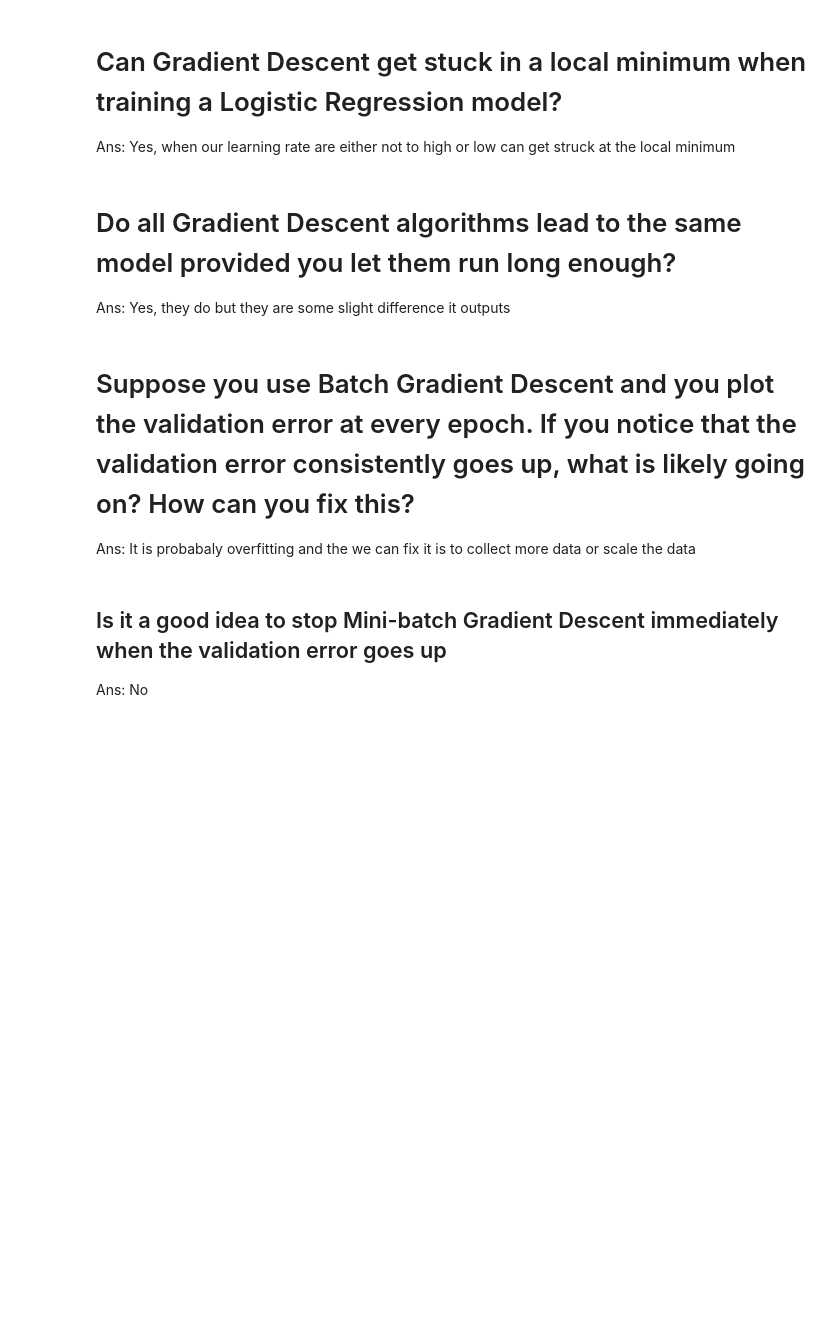
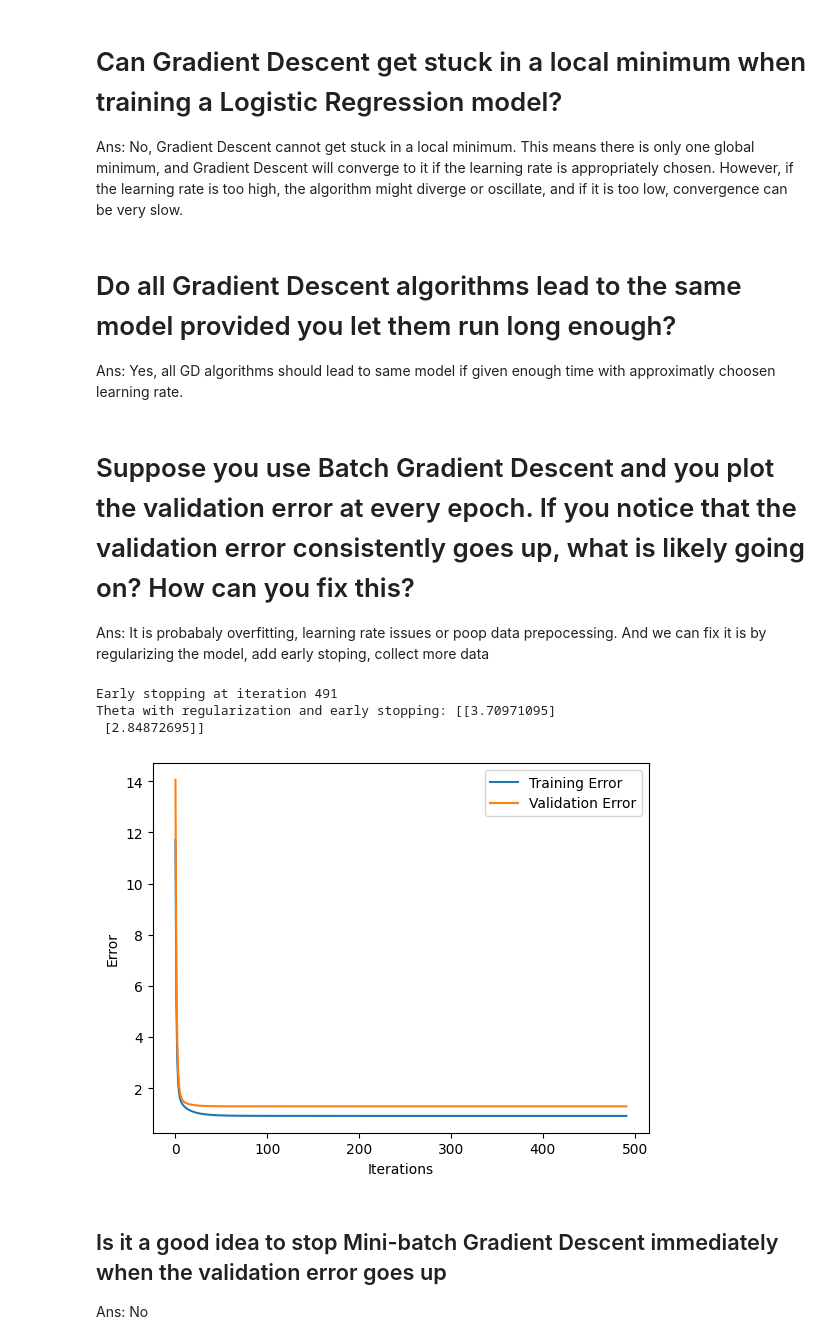
Before and after one commit to OkeyAmy/ML-100-days-of-code, a Jupyter notebook: Chapter 4 Excercise.ipynb, the cells around one changed output. Drawn from its saved outputs; the diff is of its cells as text; code cells hidden in the pictures; blank space fills up the shorter version.

```diff
--- a/Chapter 4 Excercise.ipynb
+++ b/Chapter 4 Excercise.ipynb
@@ -9,15 +9,73 @@ Ans: Gradient Descent can suffer from it because it will take take much time to
 # %% [markdown]
 # Can Gradient Descent get stuck in a local minimum when training a Logistic Regression model?
 
-Ans: Yes, when our learning rate are either not to high or low can get struck at the local minimum
+Ans: No, Gradient Descent cannot get stuck in a local minimum. This means there is only one global minimum, and Gradient Descent will converge to it if the learning rate is appropriately chosen. However, if the learning rate is too high, the algorithm might diverge or oscillate, and if it is too low, convergence can be very slow.
 # %% [markdown]
 # Do all Gradient Descent algorithms lead to the same model provided you let them run long enough?
 
-Ans: Yes, they do but they are some slight difference it outputs
+Ans: Yes, all GD algorithms should lead to same model if given enough time with approximatly choosen learning rate.
 # %% [markdown]
 # Suppose you use Batch Gradient Descent and you plot the validation error at every epoch. If you notice that the validation error consistently goes up, what is likely going on? How can you fix this?
 
-Ans: It is probabaly overfitting and the we can fix it is to collect more data or scale the data
+Ans: It is probabaly overfitting, learning rate issues or poop data prepocessing. And we can fix it is by regularizing the model, add early stoping, collect more data
+# %%
+import numpy as np
+import matplotlib.pyplot as plt
+
+# Generate synthetic data
+np.random.seed(42)
+X = 2 * np.random.rand(100, 1)
+y = 4 + 3 * X + np.random.randn(100, 1)
+
+# Split data into training and validation sets
+train_size = int(0.8 * len(X))
+X_train, X_val = X[:train_size], X[train_size:]
+y_train, y_val = y[:train_size], y[train_size:]
+
+# Add bias term
+X_b_train = np.c_[np.ones((train_size, 1)), X_train]
+X_b_val = np.c_[np.ones((len(X_val), 1)), X_val]
+
+# Parameters
+learning_rate = 0.1
+n_iterations = 1000
+m = len(X_b_train)
+theta = np.random.randn(2, 1)
+lambda_reg = 0.1  # Regularization parameter
+
+# Lists to store error values
+train_errors, val_errors = [], []
+
+# Batch Gradient Descent with L2 Regularization and Early Stopping
+for iteration in range(n_iterations):
+    gradients = 2/m * X_b_train.T.dot(X_b_train.dot(theta) - y_train) + 2 * lambda_reg * theta
+    theta -= learning_rate * gradients
+
+    # Compute training and validation errors
+    train_error = np.mean((X_b_train.dot(theta) - y_train) ** 2)
+    val_error = np.mean((X_b_val.dot(theta) - y_val) ** 2)
+    train_errors.append(train_error)
+    val_errors.append(val_error)
+
+    # Early stopping
+    if iteration > 0 and val_errors[-1] > val_errors[-2]:
+        print(f"Early stopping at iteration {iteration}")
+        break
+
+print("Theta with regularization and early stopping:", theta)
+
+# Plot training and validation errors
+plt.plot(train_errors, label="Training Error")
+plt.plot(val_errors, label="Validation Error")
+plt.xlabel("Iterations")
+plt.ylabel("Error")
+plt.legend()
+plt.show()
+# %% [output]
+Early stopping at iteration 491
+Theta with regularization and early stopping: [[3.70971095]
+ [2.84872695]]
+[figure, added]
 # %% [markdown]
 ## Is it a good idea to stop Mini-batch Gradient Descent immediately when the validation error goes up
 
```
Also changed, not shown: parts of 15 cells of this notebook, 1 other file.
